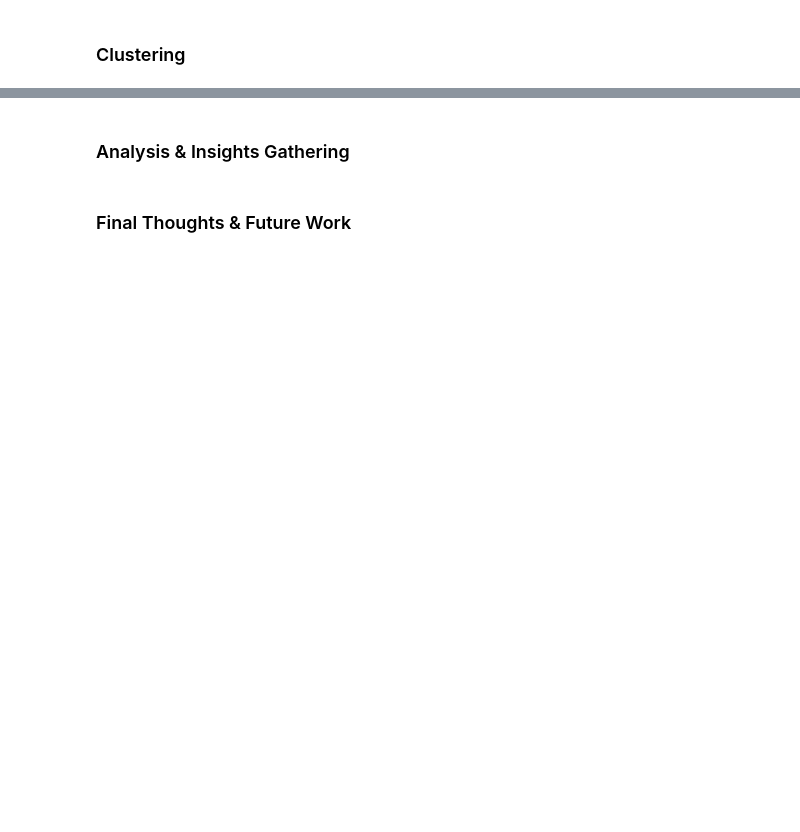
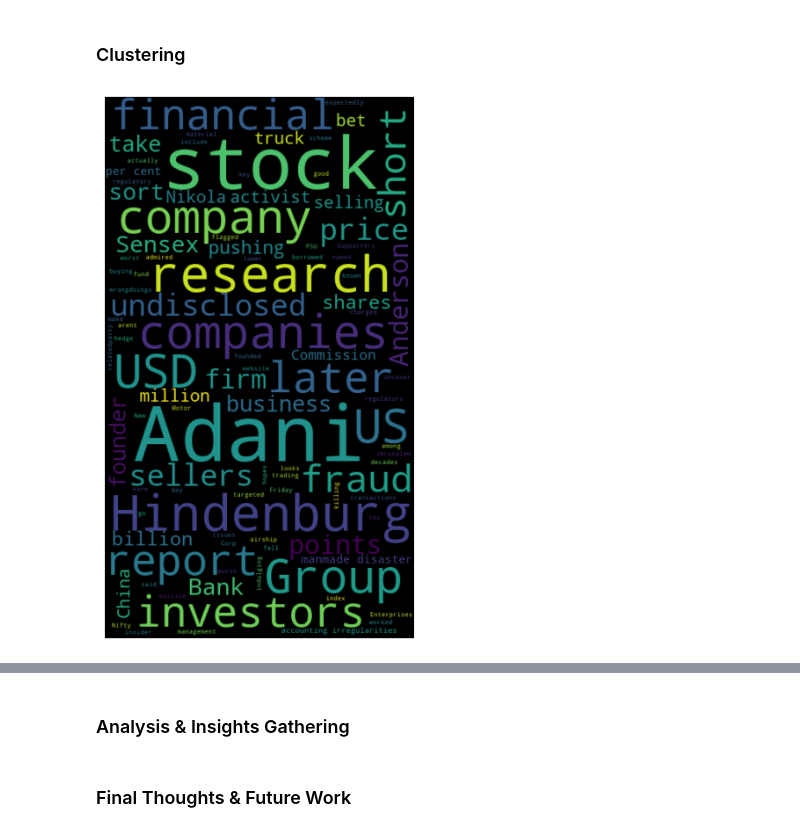
Before and after one commit to balajisriraj/News-Media-Publisher-Analysis, a Jupyter notebook: News_Media_Analysis.ipynb, the cells around one changed output, grey strips where cells are left out. Cells and saved outputs as stored; diff of their text form; code cells hidden in the pictures; blank space fills up the shorter version.

```diff
--- a/News_Media_Analysis.ipynb
+++ b/News_Media_Analysis.ipynb
@@ -629,0 +663,27 @@ df_temp[df_temp.index == 0]
+# %%
+df_raw.columns
+req_cols = ['Meta_Publisher','Title', 'Article', 'Summary', 'Authors',
+       'Keywords', 'Authors_Count', 'Article_Overall_Sentiment',
+       'Article_Overall_Sentiment_score', 'Article_sentiment_flow_1',
+       'Article_sentiment_flow_2', 'Article_sentiment_flow_3',
+       'Article_sentiment_flow_4', 'Article_sentiment_flow_5',
+       'Article_sentiment_flow_6', 'Article_sentiment_flow_7',
+       'Article_sentiment_flow_8', 'Article_sentiment_flow_9',
+       'Article_sentiment_flow_10', 'Article_sentiment_flow_11',
+       'Article_sentiment_flow_12', 'Article_sentiment_flowscore_1',
+       'Article_sentiment_flowscore_2', 'Article_sentiment_flowscore_3',
+       'Article_sentiment_flowscore_4', 'Article_sentiment_flowscore_5',
+       'Article_sentiment_flowscore_6', 'Article_sentiment_flowscore_7',
+       'Article_sentiment_flowscore_8', 'Article_sentiment_flowscore_9',
+       'Article_sentiment_flowscore_10', 'Article_sentiment_flowscore_11',
+       'Article_sentiment_flowscore_12', 'Title_Overall_Sentiment',
+       'Title_Overall_Sentiment_score', 'Article_emotion_flow_1',
+       'Article_emotion_flow_2', 'Article_emotion_flow_3',
+       'Article_emotion_flow_4', 'Article_emotion_flow_5',
+       'Article_emotion_flow_6', 'Article_emotion_flow_7',
+       'Article_emotion_flow_8', 'Article_emotion_flow_9',
+       'Article_emotion_flow_10', 'Article_emotion_flow_11',
+       'Article_emotion_flow_12', 'Article_Overall_Emotion',
+       'Article_polarity', 'Article_subjectivity', 'Title_polarity',
+       'Tile_subjectivity']
+df_raw = df_raw[req_cols]
@@ -629,0 +693,15 @@ df_temp[df_temp.index == 0]
+# %%
+# Word Cloud
+txt = ' '.join(text for text in [(df_raw['Article'][0])])
+plt.figure(figsize=(15,8))
+wordcloud = WordCloud(
+    background_color='black',
+    max_font_size=100,
+    max_words=100,
+    height=700
+).generate(txt)
+plt.imshow(wordcloud, interpolation='bilinear')
+plt.axis('off')
+plt.show()
+# %% [output]
+[figure, added]
```
Also changed, not shown: parts of 60 cells of this notebook, 3 other files.
